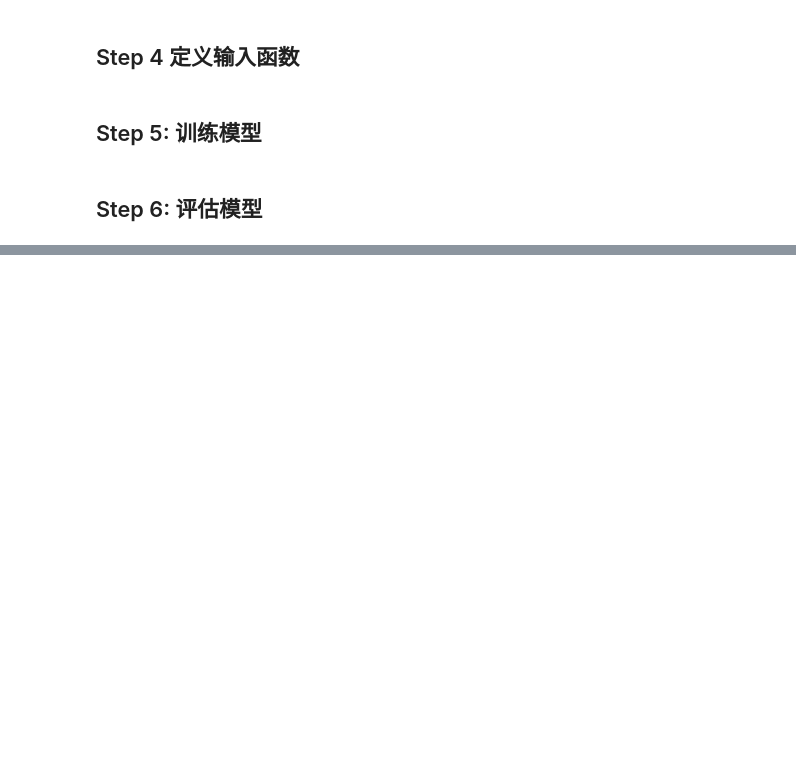
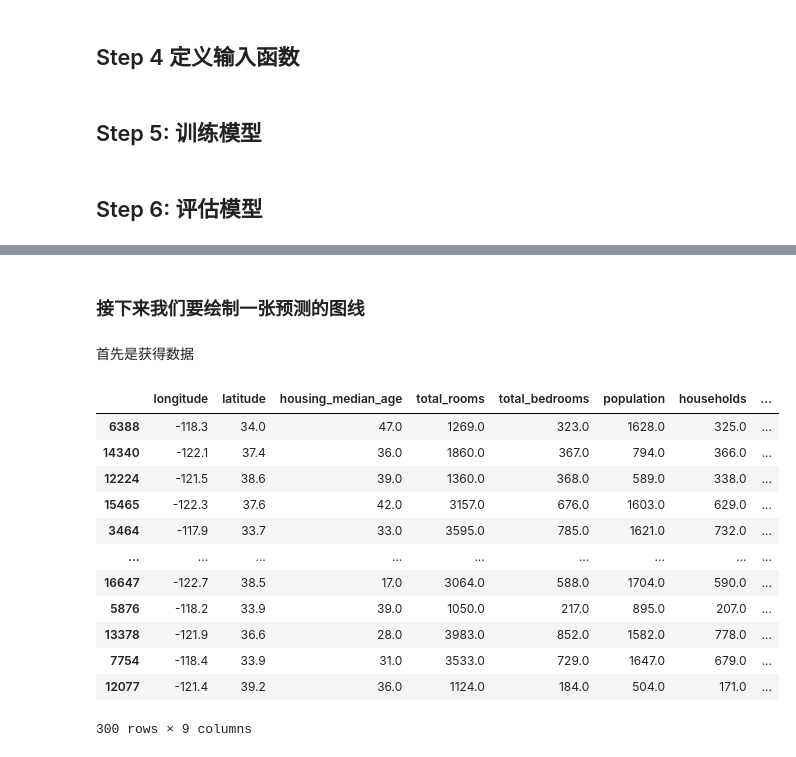
Before and after one commit to stevenkcolin/tensorflow, a Jupyter notebook: tf_linear_regression_190126.ipynb, the cells around one changed output, grey strips where cells are left out. Drawn from its saved outputs; the diff is of its cells as text; code cells hidden in the pictures; blank space fills up the shorter version.

```diff
--- a/tf_linear_regression_190126.ipynb
+++ b/tf_linear_regression_190126.ipynb
@@ -147,0 +200,21 @@ _ = linear_regressor.train(
+# %% [markdown]
+### 接下来我们要绘制一张预测的图线
+# %% [markdown]
+首先是获得数据
+# %%
+sample = california_housing_dataframe.sample(n=300)
+sample
+# %% [output]
+|  | longitude | latitude | housing_median_age | total_rooms | total_bedrooms | population | households | ... |
+| 6388 | -118.3 | 34.0 | 47.0 | 1269.0 | 323.0 | 1628.0 | 325.0 | ... |
+| 14340 | -122.1 | 37.4 | 36.0 | 1860.0 | 367.0 | 794.0 | 366.0 | ... |
+| 12224 | -121.5 | 38.6 | 39.0 | 1360.0 | 368.0 | 589.0 | 338.0 | ... |
+| 15465 | -122.3 | 37.6 | 42.0 | 3157.0 | 676.0 | 1603.0 | 629.0 | ... |
+| 3464 | -117.9 | 33.7 | 33.0 | 3595.0 | 785.0 | 1621.0 | 732.0 | ... |
+| ... | ... | ... | ... | ... | ... | ... | ... | ... |
+| 16647 | -122.7 | 38.5 | 17.0 | 3064.0 | 588.0 | 1704.0 | 590.0 | ... |
+| 5876 | -118.2 | 33.9 | 39.0 | 1050.0 | 217.0 | 895.0 | 207.0 | ... |
+| 13378 | -121.9 | 36.6 | 28.0 | 3983.0 | 852.0 | 1582.0 | 778.0 | ... |
+| 7754 | -118.4 | 33.9 | 31.0 | 3533.0 | 729.0 | 1647.0 | 679.0 | ... |
+| 12077 | -121.4 | 39.2 | 36.0 | 1124.0 | 184.0 | 504.0 | 171.0 | ... |
+300 rows × 9 columns
```
Also changed, not shown: parts of 9 cells of this notebook.
